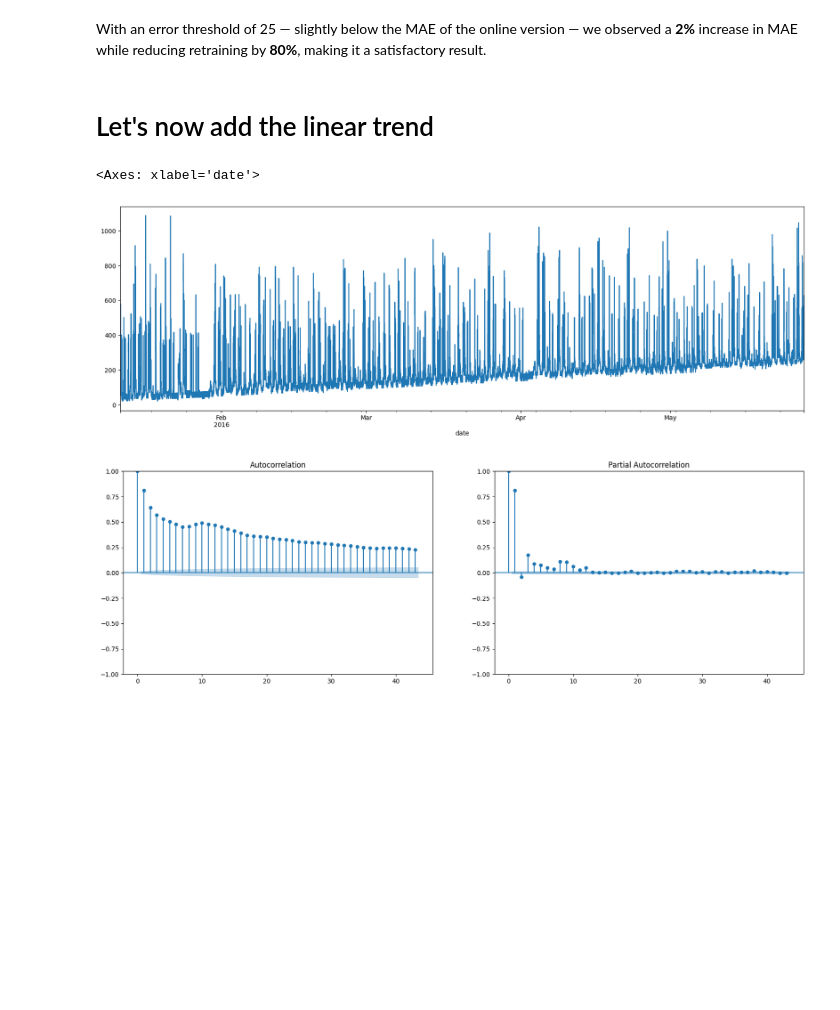
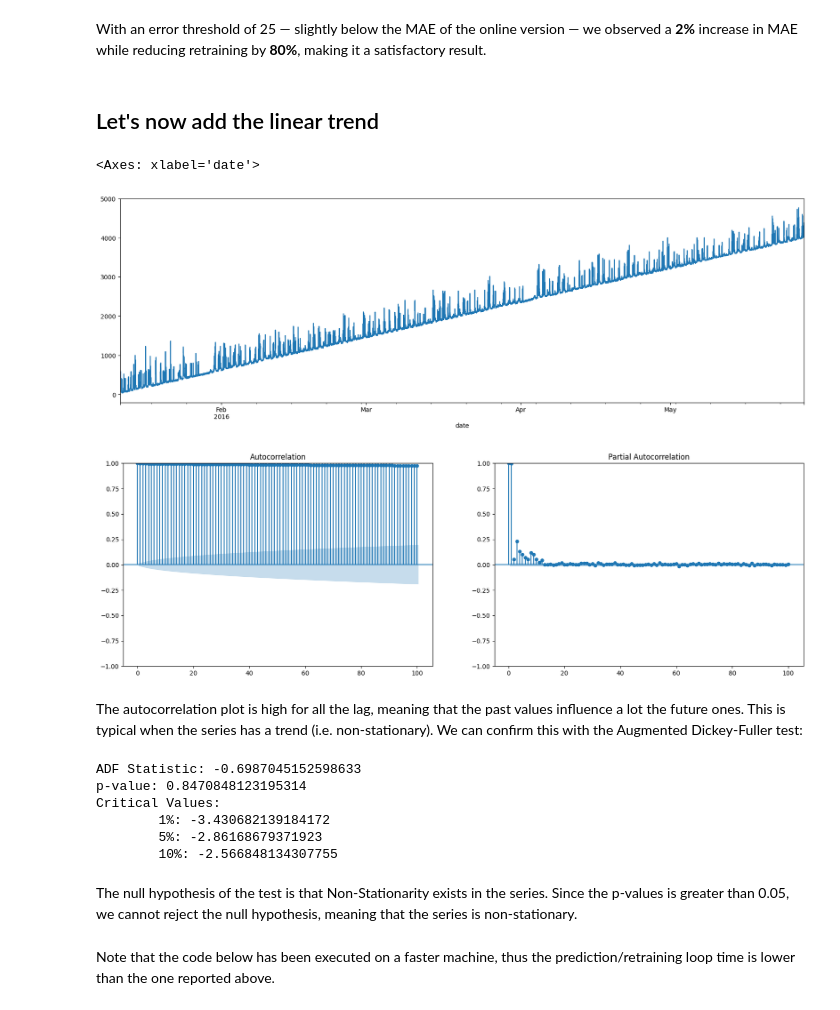
Before and after one commit to leonardocrociani/Intelligent-Systems-For-Pattern-Recognition, a Jupyter notebook: time-series-analysis.ipynb, the cells around one changed output. Cells and saved outputs as stored; diff of their text form; code cells hidden in the pictures; blank space fills up the shorter version.

```diff
--- a/time-series-analysis.ipynb
+++ b/time-series-analysis.ipynb
@@ -193,20 +242,41 @@ Plot for threshold 100 , MAE: 47.63314605929761
 # %% [markdown]
 With an error threshold of 25 — slightly below the MAE of the online version — we observed a **2%** increase in MAE while reducing retraining by **80%**, making it a satisfactory result.
 # %% [markdown]
-# Let's now add the linear trend
+## Let's now add the linear trend
 # %%
-trended_ts = (ts['Appliances'] + np.arange(len(ts)) * 0.01)
+trended_ts = (ts['Appliances'] + np.arange(len(ts)) * 0.2)
 trended_ts.plot(figsize=(20, 6))
 # %% [output]
 <Axes: xlabel='date'>
-[figure, old version]
+[figure, new version]
 # %%
 plt.figure(figsize=(20, 6))
 plt.subplot(1, 2, 1)
-plot_acf(trended_ts, ax=plt.gca())
+plot_acf(trended_ts, ax=plt.gca(), lags=100)
 plt.subplot(1, 2, 2)
-plot_pacf(trended_ts, ax=plt.gca())
+plot_pacf(trended_ts, ax=plt.gca(), lags=100)
 plt.show()
 # %% [output]
-[figure, old version]
+[figure, new version]
+# %% [markdown]
+The autocorrelation plot is high for all the lag, meaning that the past values influence a lot the future ones. This is typical when the series has a trend (i.e. non-stationary).
+We can confirm this with the Augmented Dickey-Fuller test:
+# %%
+# adfuller test:
+result = adfuller(trended_ts)
+print('ADF Statistic:', result[0])
+print('p-value:', result[1])
+print('Critical Values:')
+for key, value in result[4].items():
+    print(f'\t{key}: {value}')
+# %% [output]
+ADF Statistic: -0.6987045152598633
+p-value: 0.8470848123195314
+Critical Values:
+        1%: -3.430682139184172
+        5%: -2.86168679371923
+        10%: -2.566848134307755
+# %% [markdown]
+The null hypothesis of the test is that Non-Stationarity exists in the series.
+Since the p-values is greater than 0.05, we cannot reject the null hypothesis, meaning that the series is non-stationary.
 # %%
@@ -214,3 +284,5 @@ trended_train, trended_test = trended_ts.loc[ts.index < dt.datetime(2016, 4, 1)]
+# %% [markdown]
+Note that the code below has been executed on a faster machine, thus the prediction/retraining loop time is lower than the one reported above.
 # %%
 model = pm.auto_arima(trended_train, d = 0) # so it's either AR or ARMA or MA (no differencing)
 predictions_t = [] # prediction for the trended series
```
Also changed, not shown: parts of 34 cells of this notebook, 2 other files.
